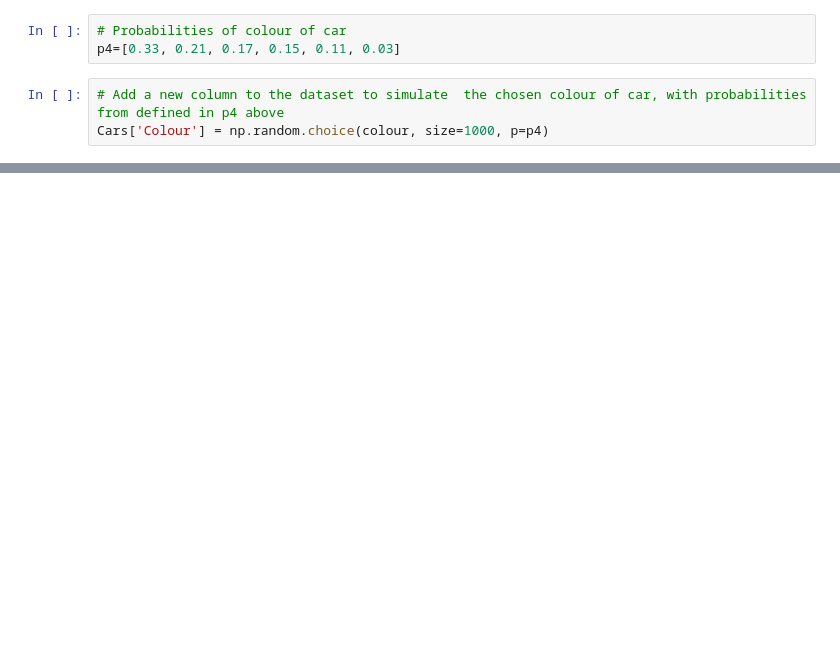
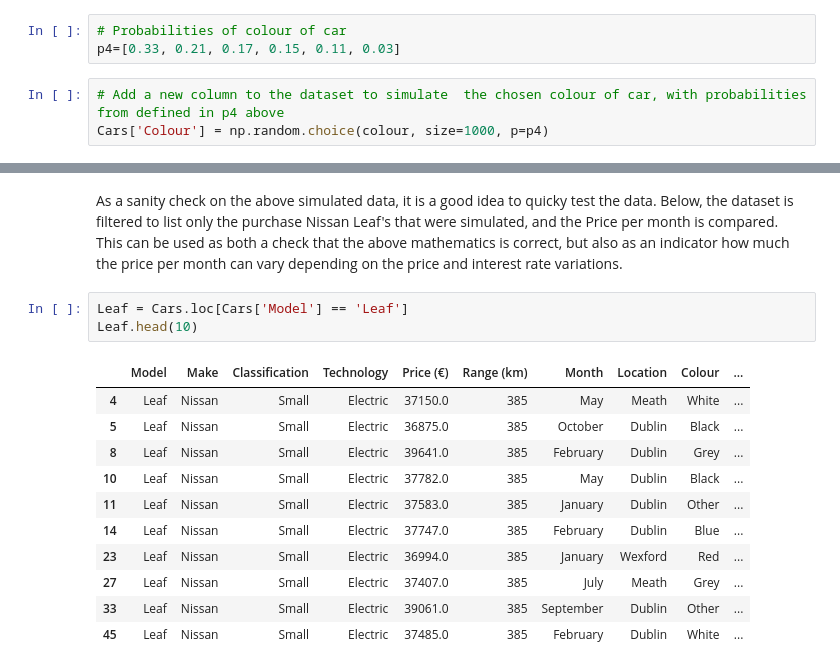
Before and after one commit to BarryClarke/Create-a-Data-set-Project-Autumn-2019, a Jupyter notebook: New Electric car sales.ipynb, the cells around one changed output, grey strips where cells are left out. Drawn from its saved outputs; the diff is of its cells as text; blank space fills up the shorter version.

```diff
--- a/New Electric car sales.ipynb
+++ b/New Electric car sales.ipynb
@@ -542 +560,18 @@ for i in range(1000):
+# %% [markdown]
+As a sanity check on the above simulated data, it is a good idea to quicky test the data. Below, the dataset is filtered to list only the purchase Nissan Leaf's that were simulated, and the Price per month is compared. This can be used as both a check that the above mathematics is correct, but also as an indicator how much the price per month can vary depending on the price and interest rate variations.
+# %%
+Leaf = Cars.loc[Cars['Model'] == 'Leaf']
+Leaf.head(10)
+# %% [output]
+|  | Model | Make | Classification | Technology | Price (€) | Range (km) | Month | Location | Colour | ... |
+| 4 | Leaf | Nissan | Small | Electric | 37150.0 | 385 | May | Meath | White | ... |
+| 5 | Leaf | Nissan | Small | Electric | 36875.0 | 385 | October | Dublin | Black | ... |
+| 8 | Leaf | Nissan | Small | Electric | 39641.0 | 385 | February | Dublin | Grey | ... |
+| 10 | Leaf | Nissan | Small | Electric | 37782.0 | 385 | May | Dublin | Black | ... |
+| 11 | Leaf | Nissan | Small | Electric | 37583.0 | 385 | January | Dublin | Other | ... |
+| 14 | Leaf | Nissan | Small | Electric | 37747.0 | 385 | February | Dublin | Blue | ... |
+| 23 | Leaf | Nissan | Small | Electric | 36994.0 | 385 | January | Wexford | Red | ... |
+| 27 | Leaf | Nissan | Small | Electric | 37407.0 | 385 | July | Meath | Grey | ... |
+| 33 | Leaf | Nissan | Small | Electric | 39061.0 | 385 | September | Dublin | Other | ... |
+| 45 | Leaf | Nissan | Small | Electric | 37485.0 | 385 | February | Dublin | White | ... |
 # %% [markdown]
```
Also changed, not shown: parts of 23 cells of this notebook, 1 other file.
